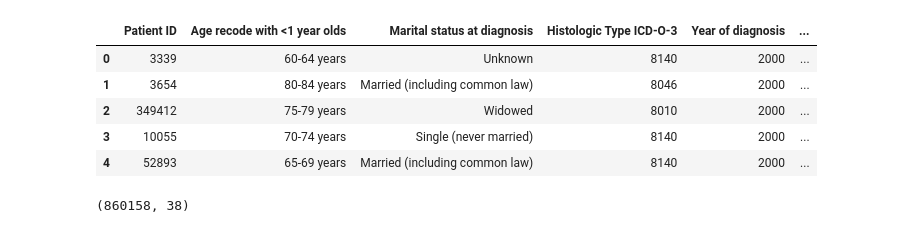
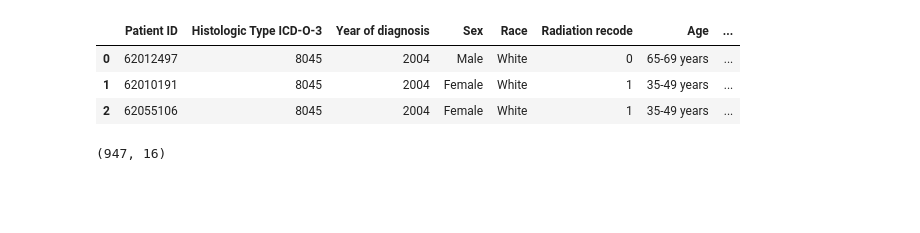
Before and after one commit to MSWinds/C-SCLC-PrognosisML, a Jupyter notebook: preprocessing.ipynb, the cells around one changed output. Drawn from its saved outputs; the diff is of its cells as text; code cells hidden in the pictures; blank space fills up the shorter version.

```diff
--- a/preprocessing.ipynb
+++ b/preprocessing.ipynb
@@ -9,14 +10,12 @@ import seaborn as sns
 # %%
-df_raw = pd.read_csv('Data\export.csv')
+df_raw = pd.read_csv('Data\modeling_data.csv')
 # %%
 df = df_raw.copy()
 # %%
-display(df.head(), df.shape)
+display(df.head(3), df.shape)
 # %% [output]
-|  | Patient ID | Age recode with <1 year olds | Marital status at diagnosis | Histologic Type ICD-O-3 | Year of diagnosis | ... |
-| 0 | 3339 | 60-64 years | Unknown | 8140 | 2000 | ... |
-| 1 | 3654 | 80-84 years | Married (including common law) | 8046 | 2000 | ... |
-| 2 | 349412 | 75-79 years | Widowed | 8010 | 2000 | ... |
-| 3 | 10055 | 70-74 years | Single (never married) | 8140 | 2000 | ... |
-| 4 | 52893 | 65-69 years | Married (including common law) | 8140 | 2000 | ... |
+|  | Patient ID | Histologic Type ICD-O-3 | Year of diagnosis | Sex | Race | Radiation recode | Age | ... |
+| 0 | 62012497 | 8045 | 2004 | Male | White | 0 | 65-69 years | ... |
+| 1 | 62010191 | 8045 | 2004 | Female | White | 1 | 35-49 years | ... |
+| 2 | 62055106 | 8045 | 2004 | Female | White | 1 | 35-49 years | ... |
-(860158, 38)
+(947, 16)
```
Also changed, not shown: parts of 93 cells of this notebook, 1 other file.
